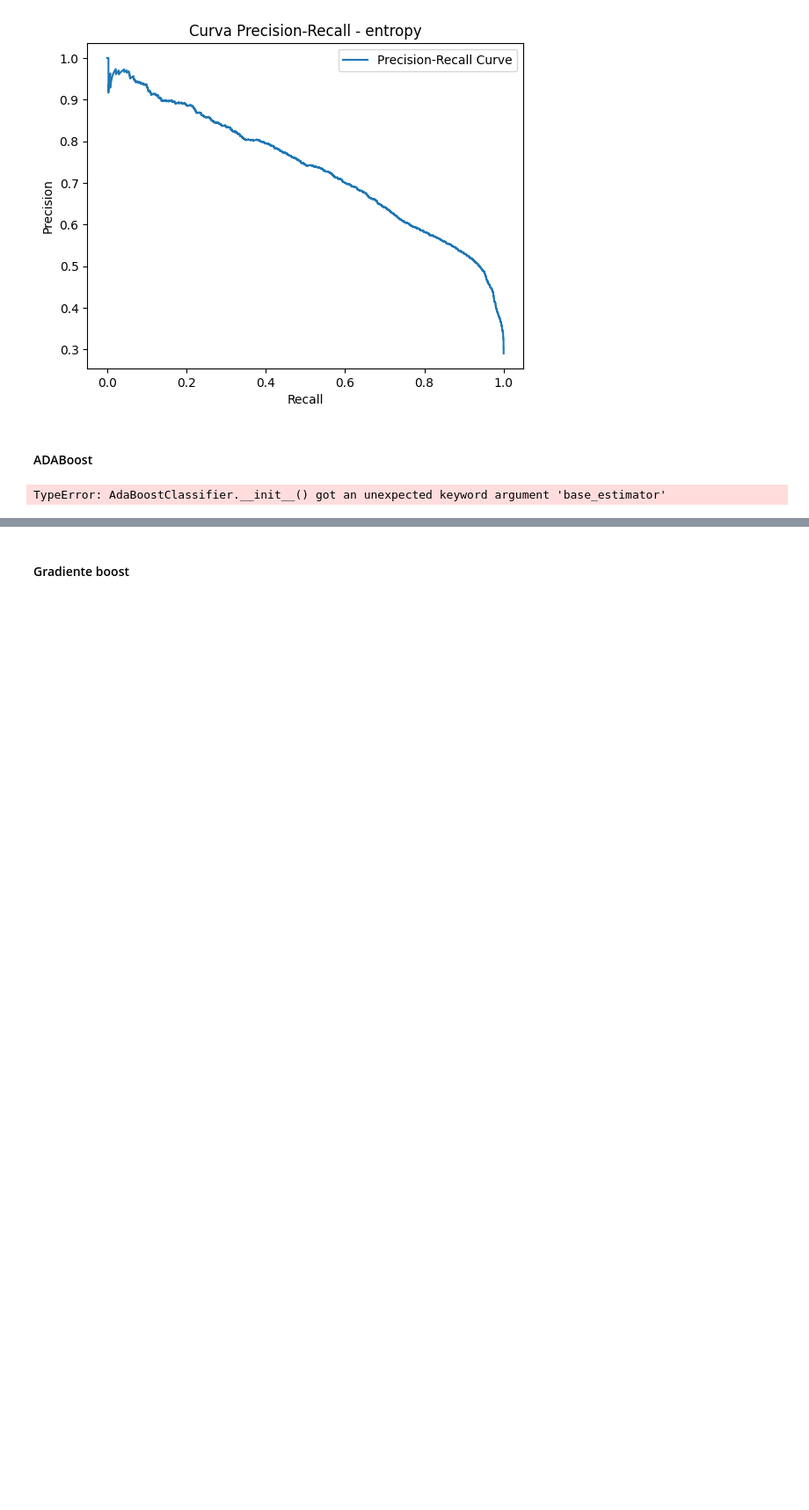
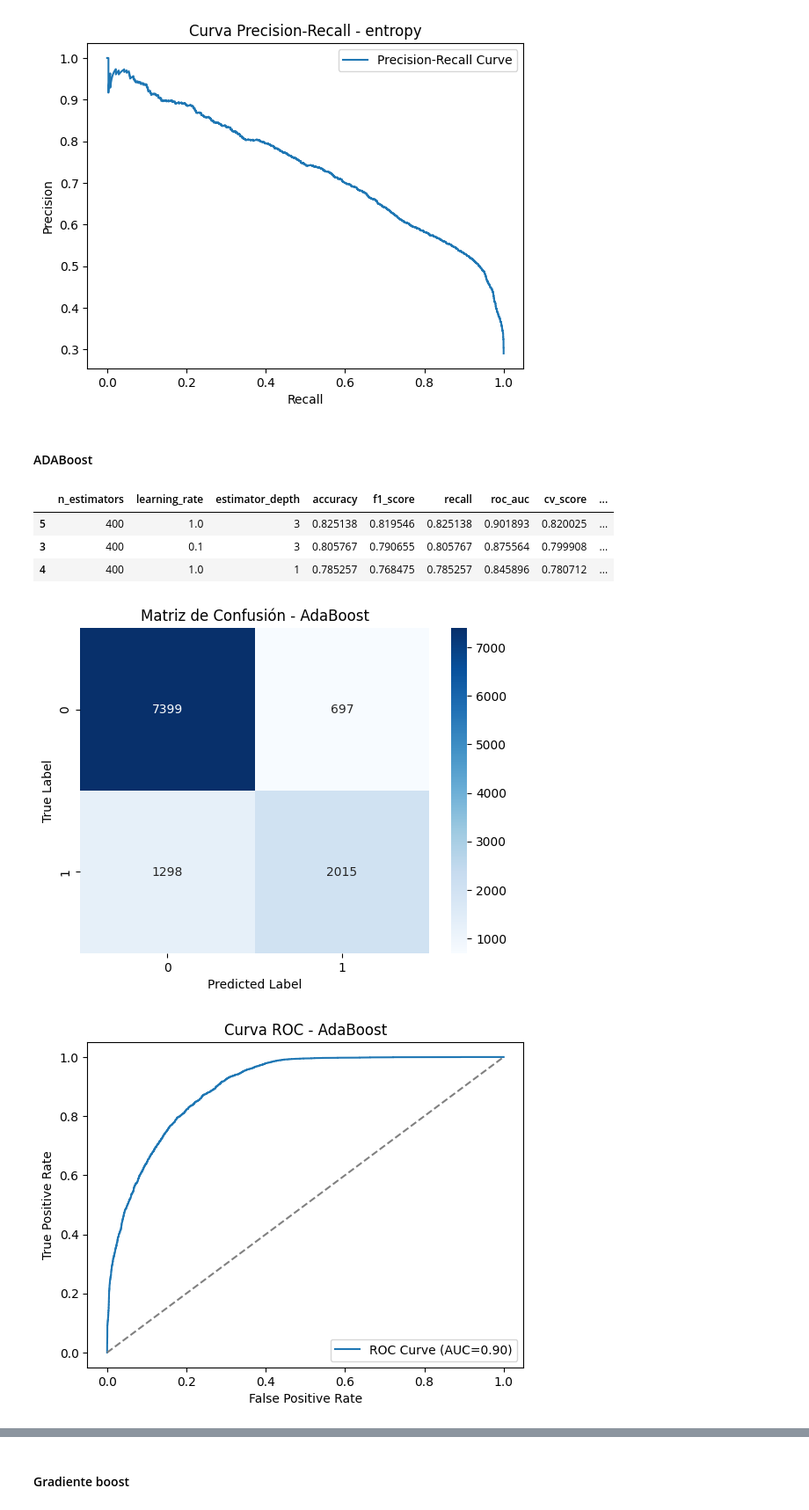
Before and after one commit to seerraa16/IA-LetsGo, a Jupyter notebook: analisis.ipynb, the cells around one changed output, grey strips where cells are left out. Shown at 88% size. Saved outputs shown, nothing was run; the diff lists cells and outputs as text; code cells hidden in the pictures; blank space fills up the shorter version.

Commit message:
Modelos entrenados, falta perfeccionarlos

```diff
--- a/analisis.ipynb
+++ b/analisis.ipynb
@@ -577,7 +577,10 @@ plt.show()
 from sklearn.ensemble import AdaBoostClassifier
 from sklearn.tree import DecisionTreeClassifier
 from sklearn.model_selection import cross_val_score
-from sklearn.metrics import accuracy_score, f1_score, recall_score, roc_auc_score, confusion_matrix, roc_curve, precision_recall_curve
+from sklearn.metrics import (
+    accuracy_score, f1_score, recall_score, roc_auc_score,
+    confusion_matrix, roc_curve, precision_recall_curve
+)
 import matplotlib.pyplot as plt
 import seaborn as sns
 import numpy as np
@@ -588,7 +591,7 @@ from itertools import product
 param_grid = {
     'n_estimators': [400],
     'learning_rate': [0.01, 0.1, 1],
-    'base_estimator': [DecisionTreeClassifier(max_depth=1), DecisionTreeClassifier(max_depth=3)]
+    'estimator': [DecisionTreeClassifier(max_depth=1), DecisionTreeClassifier(max_depth=3)]
 }
 
 # Almacenar resultados
@@ -596,13 +599,13 @@ results = []
 
 # Iterar sobre todas las combinaciones de hiperparámetros
 for params in product(*param_grid.values()):
-    (n_estimators, learning_rate, base_estimator) = params
+    (n_estimators, learning_rate, estimator) = params
 
     # Construir el modelo
     model = AdaBoostClassifier(
         n_estimators=n_estimators,
         learning_rate=learning_rate,
-        base_estimator=base_estimator,
+        estimator=estimator,  # <--- Cambio aquí
         random_state=42
     )
 
@@ -640,7 +643,7 @@ for params in product(*param_grid.values()):
     results.append({
         'n_estimators': n_estimators,
         'learning_rate': learning_rate,
-        'base_estimator_depth': base_estimator.max_depth,
+        'estimator_depth': estimator.max_depth,
         'accuracy': accuracy,
         'f1_score': f1,
         'recall': recall,
@@ -664,7 +667,7 @@ best_model_params = best_models.iloc[0].to_dict()
 best_model = AdaBoostClassifier(
     n_estimators=best_model_params['n_estimators'],
     learning_rate=best_model_params['learning_rate'],
-    base_estimator=DecisionTreeClassifier(max_depth=best_model_params['base_estimator_depth']),
+    estimator=DecisionTreeClassifier(max_depth=best_model_params['estimator_depth']),  # <--- Cambio aquí
     random_state=42
 )
 best_model.fit(X_train, y_train)
@@ -673,31 +676,36 @@ y_pred_proba = best_model.predict_proba(X_test)[:, 1]
 
 # Matriz de Confusión
 plt.figure()
 sns.heatmap(confusion_matrix(y_test, y_pred), annot=True, fmt='d', cmap='Blues')
 plt.xlabel('Predicted Label')
 plt.ylabel('True Label')
 plt.title(f'Matriz de Confusión - AdaBoost')
 plt.show()
 
 # Curva ROC
 fpr, tpr, _ = roc_curve(y_test, y_pred_proba)
 plt.figure()
 plt.plot(fpr, tpr, label=f"ROC Curve (AUC={roc_auc:.2f})")
 plt.plot([0, 1], [0, 1], linestyle='--', color='gray')
 plt.xlabel('False Positive Rate')
 plt.ylabel('True Positive Rate')
 plt.title('Curva ROC - AdaBoost')
 plt.legend()
 plt.show()
 
 # Curva Precision-Recall
 precision, recall, _ = precision_recall_curve(y_test, y_pred_proba)
 plt.figure()
 plt.plot(recall, precision, label='Precision-Recall Curve')
 plt.xlabel('Recall')
 plt.ylabel('Precision')
 plt.title('Curva Precision-Recall - AdaBoost')
 plt.legend()
 plt.show()
 # %% [output]
-TypeError: AdaBoostClassifier.__init__() got an unexpected keyword argument 'base_estimator'
+|  | n_estimators | learning_rate | estimator_depth | accuracy | f1_score | recall | roc_auc | cv_score | ... |
+| 5 | 400 | 1.0 | 3 | 0.825138 | 0.819546 | 0.825138 | 0.901893 | 0.820025 | ... |
+| 3 | 400 | 0.1 | 3 | 0.805767 | 0.790655 | 0.805767 | 0.875564 | 0.799908 | ... |
+| 4 | 400 | 1.0 | 1 | 0.785257 | 0.768475 | 0.785257 | 0.845896 | 0.780712 | ... |
+[figure, added]
+[figure, added]
```
Also changed, not shown: parts of 4 cells of this notebook.
